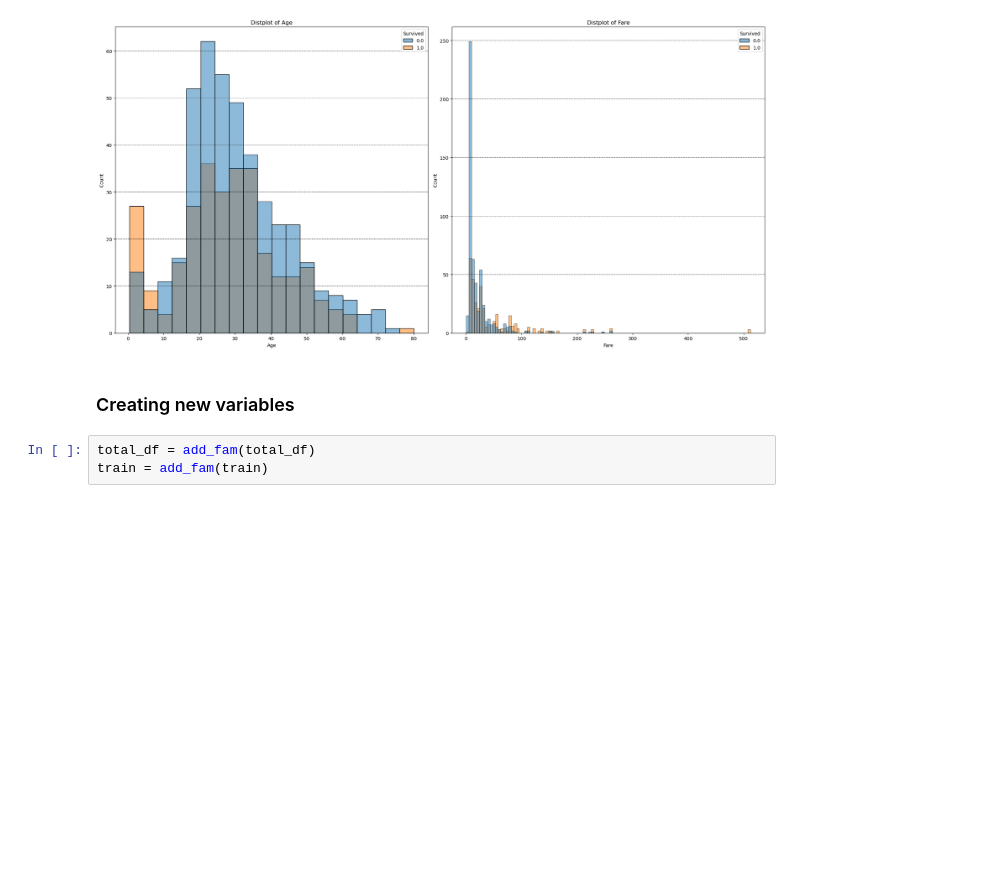
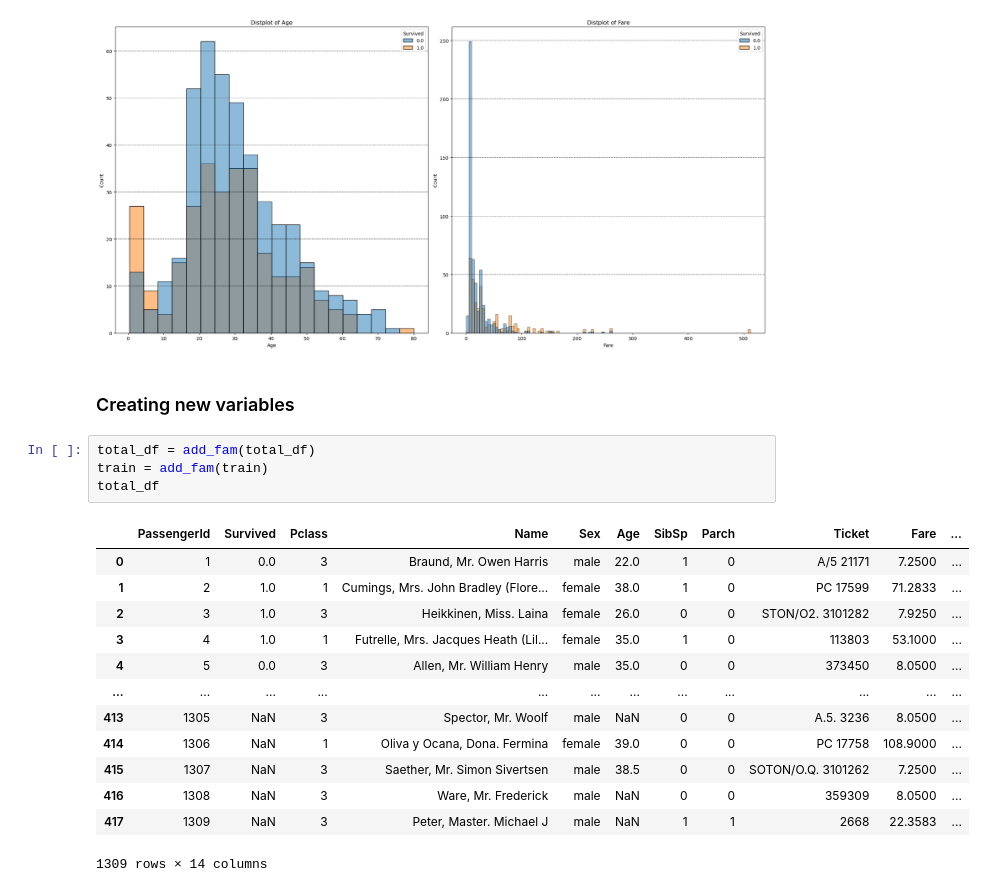
Before and after one commit to nflint-git/titanic_problem_set, a Jupyter notebook: analysis.ipynb, the cells around one changed output. Cells and saved outputs as stored; diff of their text form; blank space fills up the shorter version.

```diff
--- a/analysis.ipynb
+++ b/analysis.ipynb
@@ -137,4 +137,19 @@ dist_plot(total_df, "Age Fare", "Survived")
 # %%
 total_df = add_fam(total_df)
 train = add_fam(train)
+total_df
+# %% [output]
+|  | PassengerId | Survived | Pclass | Name | Sex | Age | SibSp | Parch | Ticket | Fare | ... |
+| 0 | 1 | 0.0 | 3 | Braund, Mr. Owen Harris | male | 22.0 | 1 | 0 | A/5 21171 | 7.2500 | ... |
+| 1 | 2 | 1.0 | 1 | Cumings, Mrs. John Bradley (Flore... | female | 38.0 | 1 | 0 | PC 17599 | 71.2833 | ... |
+| 2 | 3 | 1.0 | 3 | Heikkinen, Miss. Laina | female | 26.0 | 0 | 0 | STON/O2. 3101282 | 7.9250 | ... |
+| 3 | 4 | 1.0 | 1 | Futrelle, Mrs. Jacques Heath (Lil... | female | 35.0 | 1 | 0 | 113803 | 53.1000 | ... |
+| 4 | 5 | 0.0 | 3 | Allen, Mr. William Henry | male | 35.0 | 0 | 0 | 373450 | 8.0500 | ... |
+| ... | ... | ... | ... | ... | ... | ... | ... | ... | ... | ... | ... |
+| 413 | 1305 | NaN | 3 | Spector, Mr. Woolf | male | NaN | 0 | 0 | A.5. 3236 | 8.0500 | ... |
+| 414 | 1306 | NaN | 1 | Oliva y Ocana, Dona. Fermina | female | 39.0 | 0 | 0 | PC 17758 | 108.9000 | ... |
+| 415 | 1307 | NaN | 3 | Saether, Mr. Simon Sivertsen | male | 38.5 | 0 | 0 | SOTON/O.Q. 3101262 | 7.2500 | ... |
+| 416 | 1308 | NaN | 3 | Ware, Mr. Frederick | male | NaN | 0 | 0 | 359309 | 8.0500 | ... |
+| 417 | 1309 | NaN | 3 | Peter, Master. Michael J | male | NaN | 1 | 1 | 2668 | 22.3583 | ... |
+1309 rows × 14 columns
 # %%
```
Also changed, not shown: parts of 3 cells of this notebook.
